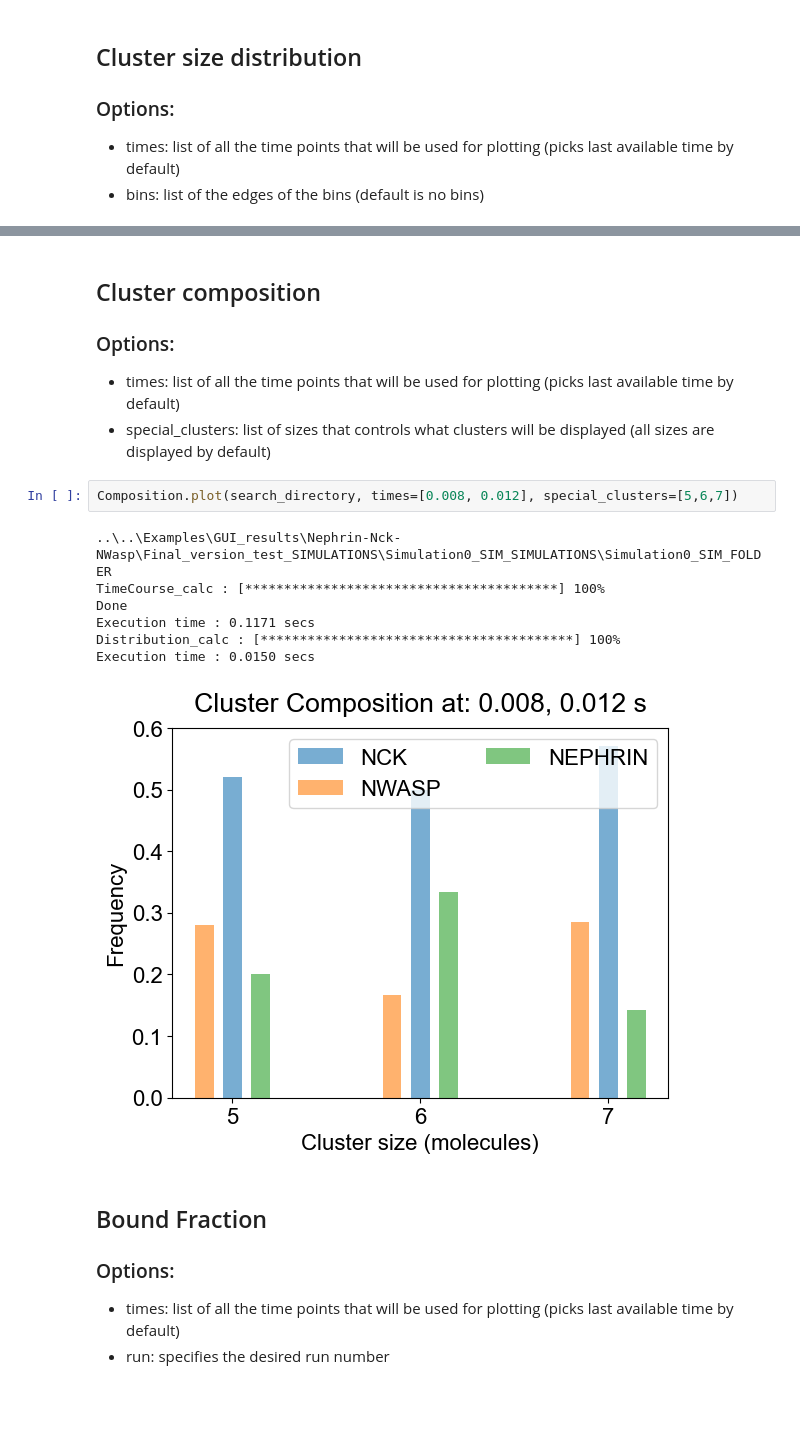
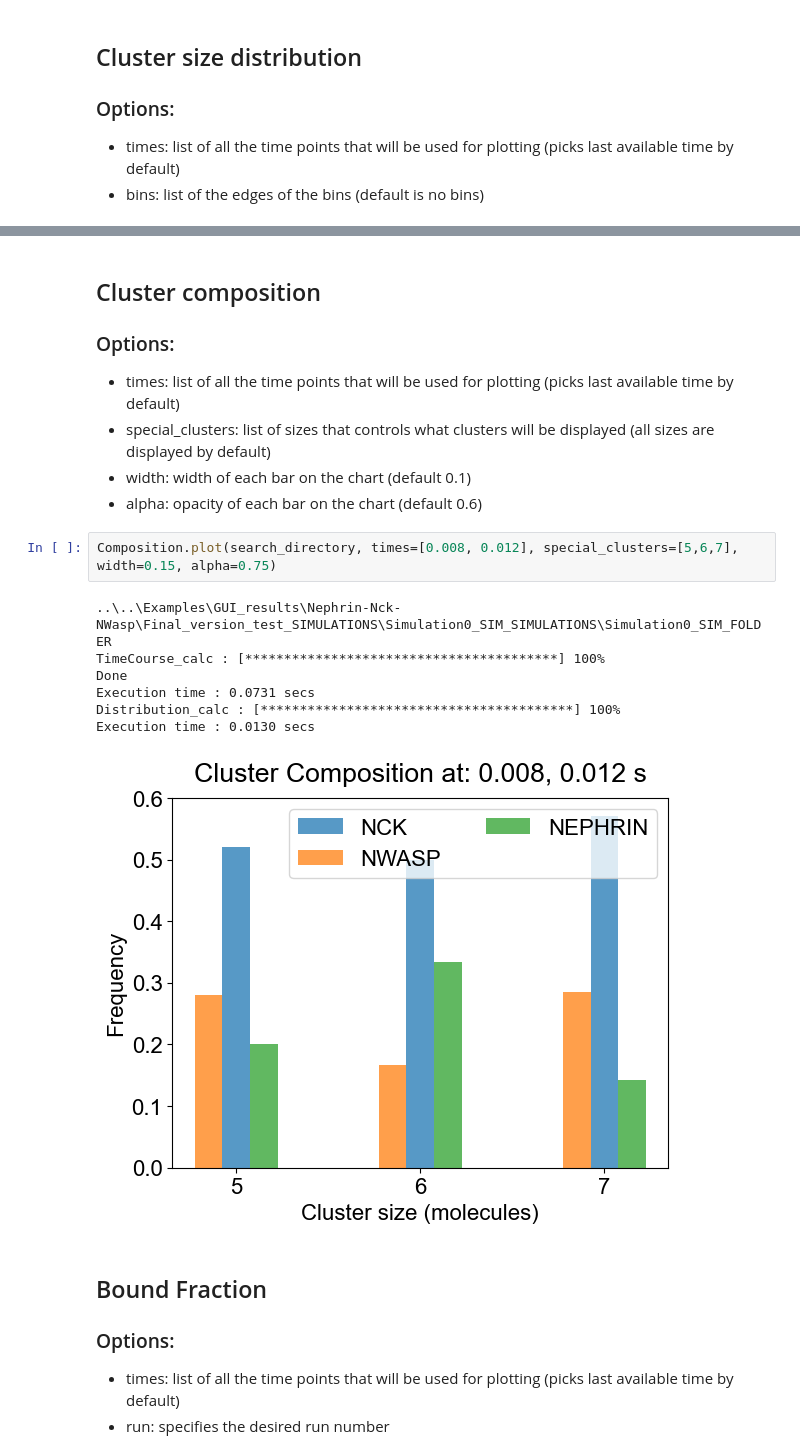
Before and after one commit to SpringSaLaDpy/SpringSaLaDpy_demo, a Jupyter notebook: Examples/Visualize/analysis.ipynb, the cells around one changed output, grey strips where cells are left out. Cells and saved outputs as stored; diff of their text form; blank space fills up the shorter version.

```diff
--- a/Examples/Visualize/analysis.ipynb
+++ b/Examples/Visualize/analysis.ipynb
@@ -142,16 +142,18 @@ Execution time : 0.0140 secs
 ### Options:
 - times: list of all the time points that will be used for plotting (picks last available time by default)
 - special_clusters: list of sizes that controls what clusters will be displayed (all sizes are displayed by default)
+- width: width of each bar on the chart (default 0.1)
+- alpha: opacity of each bar on the chart (default 0.6)
 # %%
-Composition.plot(search_directory, times=[0.008, 0.012], special_clusters=[5,6,7])
+Composition.plot(search_directory, times=[0.008, 0.012], special_clusters=[5,6,7], width=0.15, alpha=0.75)
 # %% [output]
 ..\..\Examples\GUI_results\Nephrin-Nck-NWasp\Final_version_test_SIMULATIONS\Simulation0_SIM_SIMULATIONS\Simulation0_SIM_FOLDER
 TimeCourse_calc : [****************************************] 100%
 Done
-Execution time : 0.1171 secs
+Execution time : 0.0731 secs
 Distribution_calc : [****************************************] 100%
-Execution time : 0.0150 secs
+Execution time : 0.0130 secs
-[figure, old version]
+[figure, new version]
 # %% [markdown]
 ## Bound Fraction
 
```
Also changed, not shown: parts of 5 cells of this notebook, 22 other files.
